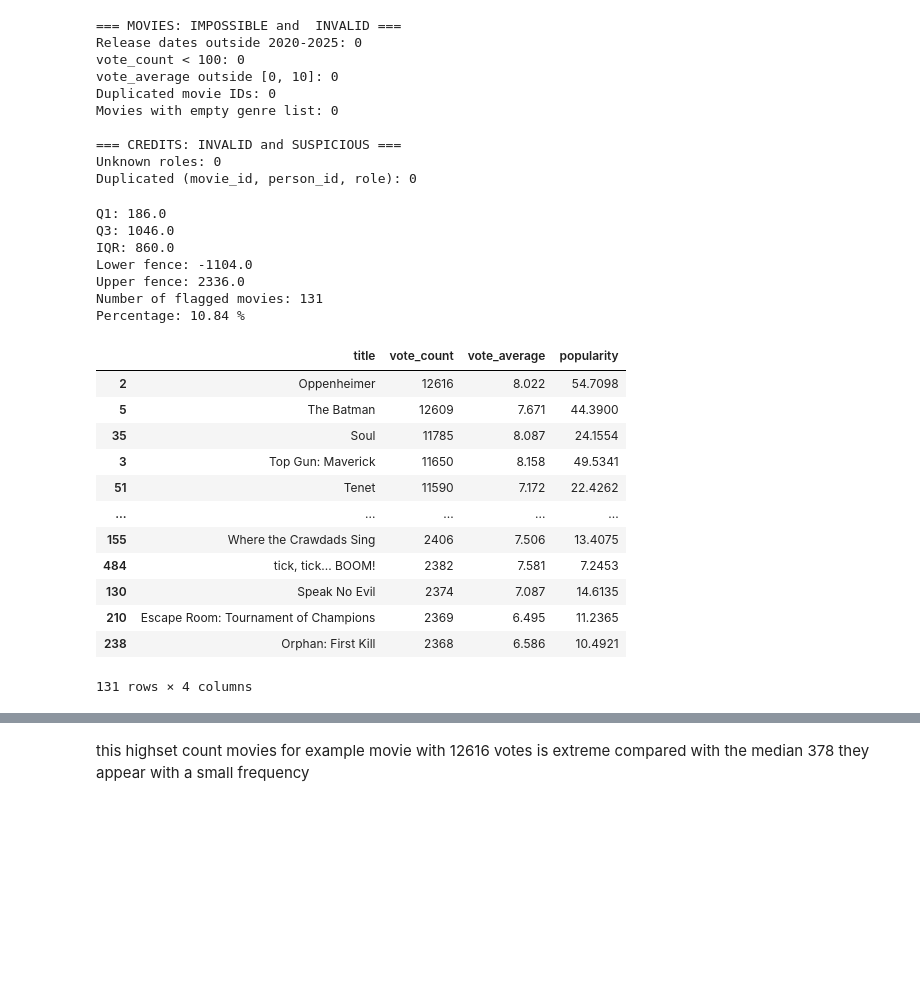
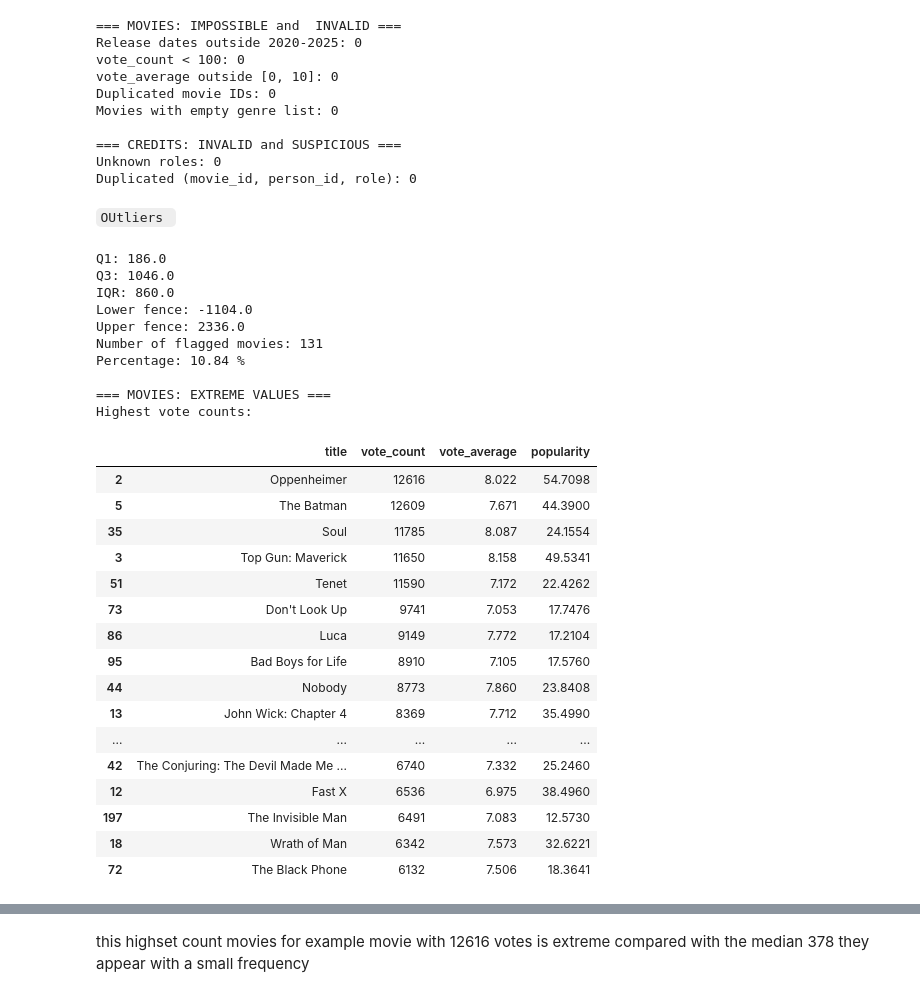
Before and after one commit to Belaidbens/TMDB-data-acquisition, a Jupyter notebook: aquisition.ipynb, the cells around one changed output, grey strips where cells are left out. Cells and saved outputs as stored; diff of their text form; code cells hidden in the pictures; blank space fills up the shorter version.

```diff
--- a/aquisition.ipynb
+++ b/aquisition.ipynb
@@ -988,6 +988,8 @@ Movies with empty genre list: 0
 === CREDITS: INVALID and SUSPICIOUS ===
 Unknown roles: 0
 Duplicated (movie_id, person_id, role): 0
+# %% [markdown]
+`OUtliers `
 # %%
 Q1 = movies_df["vote_count"].quantile(0.25)
 Q3 = movies_df["vote_count"].quantile(0.75)
@@ -1001,45 +1003,54 @@ vote_outliers = (
     (movies_df["vote_count"] < lower) |
     (movies_df["vote_count"] > upper)
 )
 
 print("Q1:", Q1)
 print("Q3:", Q3)
 print("IQR:", IQR)
 print("Lower fence:", lower)
 print("Upper fence:", upper)
 
 print("Number of flagged movies:", vote_outliers.sum())
 print(
     "Percentage:",
     round(vote_outliers.mean() * 100, 2),
     "%"
 )
-movies_df.loc[
-    vote_outliers,
-    ["title", "vote_count", "vote_average", "popularity"]
-].sort_values(
-    "vote_count",
-    ascending=False
-).head(20)
+
+print("\n=== MOVIES: EXTREME VALUES ===")
+
+print("Highest vote counts:")
+
+display(movies_df.loc[vote_outliers,["title", "vote_count", "vote_average", "popularity"]].sort_values("vote_count",ascending=False).head(20))
+
+Q1 = movies_df["popularity"].quantile(0.25)
+Q3 = movies_df["popularity"].quantile(0.75)
 # %% [output]
 Q1: 186.0
 Q3: 1046.0
 IQR: 860.0
 Lower fence: -1104.0
 Upper fence: 2336.0
 Number of flagged movies: 131
 Percentage: 10.84 %
+
+=== MOVIES: EXTREME VALUES ===
+Highest vote counts:
 |  | title | vote_count | vote_average | popularity |
 | 2 | Oppenheimer | 12616 | 8.022 | 54.7098 |
 | 5 | The Batman | 12609 | 7.671 | 44.3900 |
 | 35 | Soul | 11785 | 8.087 | 24.1554 |
 | 3 | Top Gun: Maverick | 11650 | 8.158 | 49.5341 |
 | 51 | Tenet | 11590 | 7.172 | 22.4262 |
+| 73 | Don't Look Up | 9741 | 7.053 | 17.7476 |
+| 86 | Luca | 9149 | 7.772 | 17.2104 |
+| 95 | Bad Boys for Life | 8910 | 7.105 | 17.5760 |
+| 44 | Nobody | 8773 | 7.860 | 23.8408 |
+| 13 | John Wick: Chapter 4 | 8369 | 7.712 | 35.4990 |
 | ... | ... | ... | ... | ... |
-| 155 | Where the Crawdads Sing | 2406 | 7.506 | 13.4075 |
-| 484 | tick, tick... BOOM! | 2382 | 7.581 | 7.2453 |
-| 130 | Speak No Evil | 2374 | 7.087 | 14.6135 |
-| 210 | Escape Room: Tournament of Champions | 2369 | 6.495 | 11.2365 |
-| 238 | Orphan: First Kill | 2368 | 6.586 | 10.4921 |
+| 42 | The Conjuring: The Devil Made Me ... | 6740 | 7.332 | 25.2460 |
+| 12 | Fast X | 6536 | 6.975 | 38.4960 |
+| 197 | The Invisible Man | 6491 | 7.083 | 12.5730 |
+| 18 | Wrath of Man | 6342 | 7.573 | 32.6221 |
+| 72 | The Black Phone | 6132 | 7.506 | 18.3641 |
-131 rows × 4 columns
 # %%
```
Also changed, not shown: parts of 1 cell of this notebook, 1 other file.
